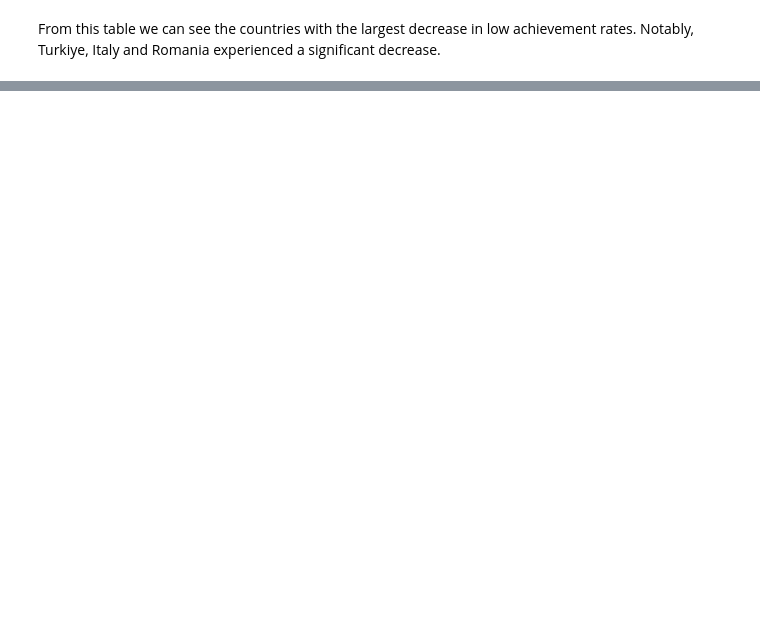
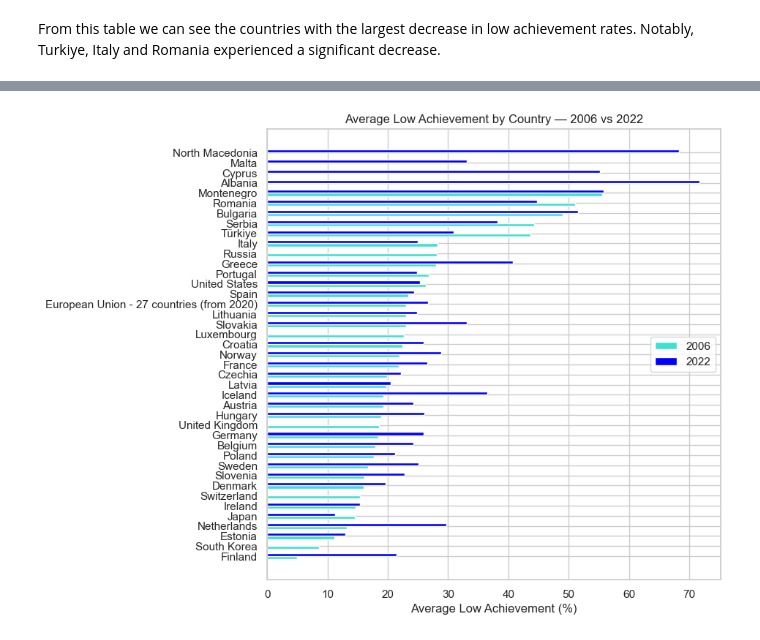
Before and after one commit to whatamIevendoing-213/PISAProject, a Jupyter notebook: shared_notebook.ipynb, the cells around one changed output, grey strips where cells are left out. Drawn from its saved outputs; the diff is of its cells as text; code cells hidden in the pictures; blank space fills up the shorter version.

```diff
--- a/shared_notebook.ipynb
+++ b/shared_notebook.ipynb
@@ -245,0 +289,25 @@ From this table we can see the countries with the largest decrease in low achiev
+# %%
+# filtering for 2006 and 2022
+df_2years = df_country_year[df_country_year['TIME_PERIOD'].isin([2006, 2022])]
+
+# pivoting so that each row = country, columns = years
+df_pivot = df_2years.pivot(index='geo', columns='TIME_PERIOD', values='OBS_VALUE').reset_index()
+
+# sorting by 2006 values so that the graph becomes easier to read
+df_pivot = df_pivot.sort_values(2006)
+
+# plotting the grouped bars
+countries = df_pivot['geo']
+values_2006 = df_pivot[2006]
+values_2022 = df_pivot[2022]
+fig, ax = plt.subplots(figsize=(8, 8))
+ax.barh(x - width/2, values_2006, width, label='2006', color='turquoise')
+ax.barh(x + width/2, values_2022, width, label='2022', color='blue')
+ax.set_yticks(x)
+ax.set_yticklabels(countries)
+ax.set_xlabel('Average Low Achievement (%)')
+ax.set_title('Average Low Achievement by Country — 2006 vs 2022')
+ax.legend()
+plt.show()
+# %% [output]
+[figure, added]
```
Also changed, not shown: parts of 19 cells of this notebook.
